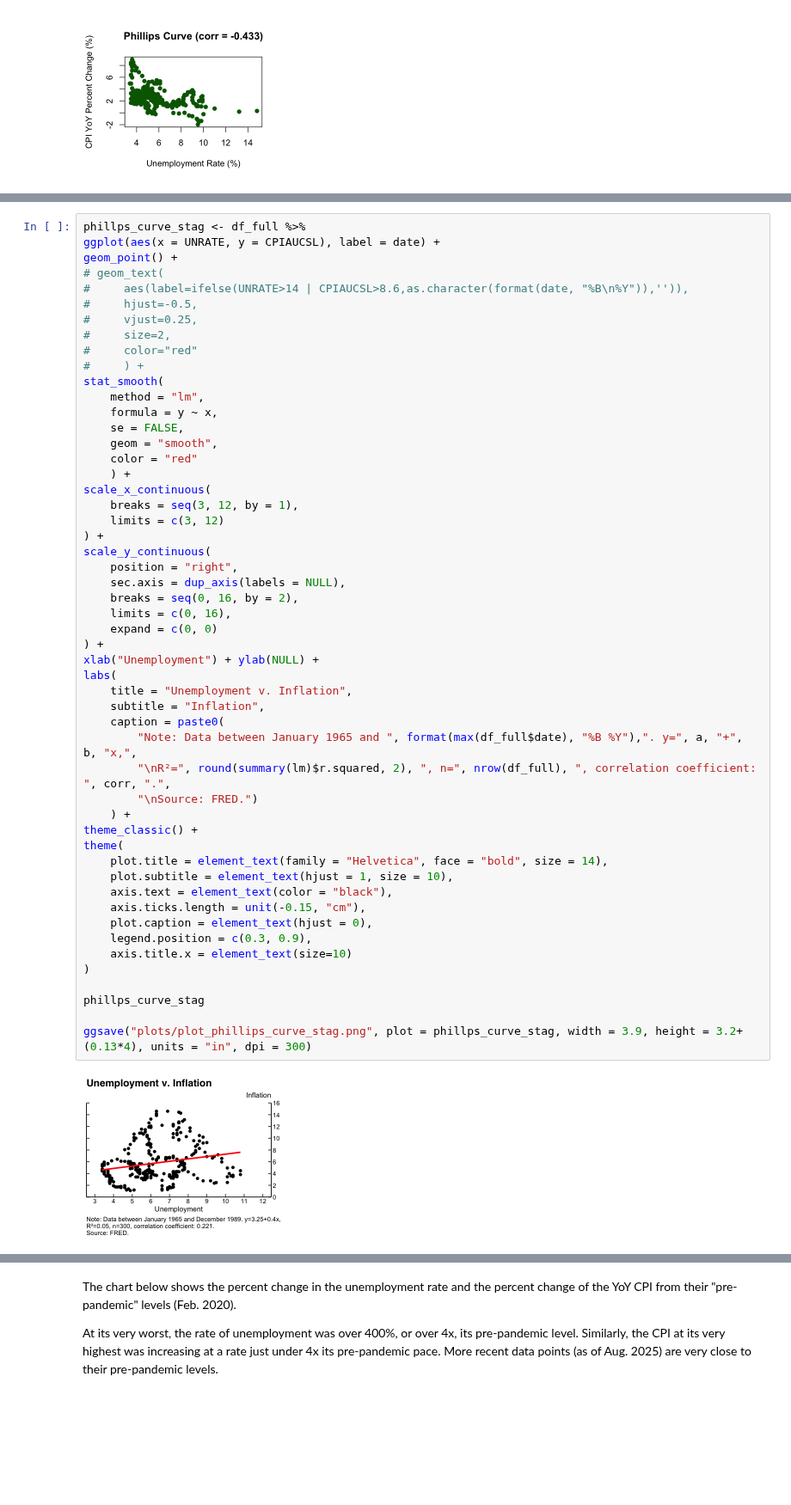
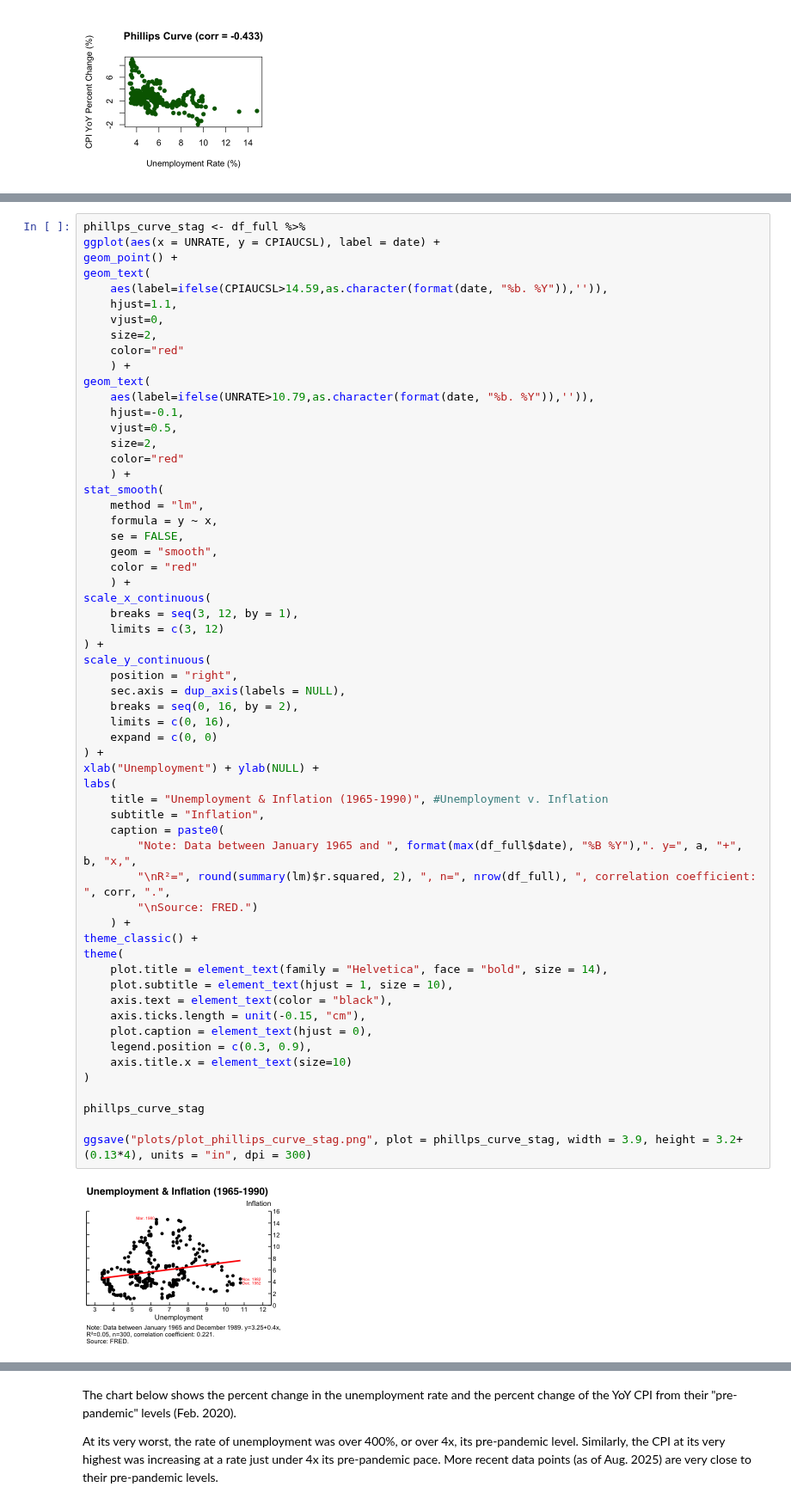
Before and after one commit to maha4028/economic-charting, a Jupyter notebook: generate_plots.ipynb, the cells around one changed output, grey strips where cells are left out. Shown at 86% size. Saved outputs shown, nothing was run; the diff lists cells and outputs as text; blank space fills up the shorter version.

Commit message:
short-run phillips curve

```diff
--- a/generate_plots.ipynb
+++ b/generate_plots.ipynb
@@ -382,13 +391,20 @@ F-statistic: 15.35 on 1 and 298 DF,  p-value: 0.0001107
 phillps_curve_stag <- df_full %>%
 ggplot(aes(x = UNRATE, y = CPIAUCSL), label = date) +
 geom_point() +
-# geom_text(
-#     aes(label=ifelse(UNRATE>14 | CPIAUCSL>8.6,as.character(format(date, "%B\n%Y")),'')),
-#     hjust=-0.5,
-#     vjust=0.25,
-#     size=2,
-#     color="red"
-#     ) +
+geom_text(
+    aes(label=ifelse(CPIAUCSL>14.59,as.character(format(date, "%b. %Y")),'')),
+    hjust=1.1,
+    vjust=0,
+    size=2,
+    color="red"
+    ) +
+geom_text(
+    aes(label=ifelse(UNRATE>10.79,as.character(format(date, "%b. %Y")),'')),
+    hjust=-0.1,
+    vjust=0.5,
+    size=2,
+    color="red"
+    ) +
 stat_smooth(
     method = "lm",
     formula = y ~ x,
@@ -403,32 +419,32 @@ scale_x_continuous(
 scale_y_continuous(
     position = "right",
     sec.axis = dup_axis(labels = NULL),
     breaks = seq(0, 16, by = 2),
     limits = c(0, 16),
     expand = c(0, 0)
 ) +
 xlab("Unemployment") + ylab(NULL) +
 labs(
-    title = "Unemployment v. Inflation",
+    title = "Unemployment & Inflation (1965-1990)", #Unemployment v. Inflation
     subtitle = "Inflation",
     caption = paste0(
         "Note: Data between January 1965 and ", format(max(df_full$date), "%B %Y"),". y=", a, "+", b, "x,",
         "\nR²=", round(summary(lm)$r.squared, 2), ", n=", nrow(df_full), ", correlation coefficient: ", corr, ".",
         "\nSource: FRED.")
     ) +
 theme_classic() +
 theme(
     plot.title = element_text(family = "Helvetica", face = "bold", size = 14),
     plot.subtitle = element_text(hjust = 1, size = 10),
     axis.text = element_text(color = "black"),
     axis.ticks.length = unit(-0.15, "cm"),
     plot.caption = element_text(hjust = 0),
     legend.position = c(0.3, 0.9),
     axis.title.x = element_text(size=10)
 )
 
 phillps_curve_stag
 
 ggsave("plots/plot_phillips_curve_stag.png", plot = phillps_curve_stag, width = 3.9, height = 3.2+(0.13*4), units = "in", dpi = 300)
 # %% [output]
-[figure, old version]
+[figure, new version]
```
Also changed, not shown: parts of 10 cells of this notebook, 2 other files.
